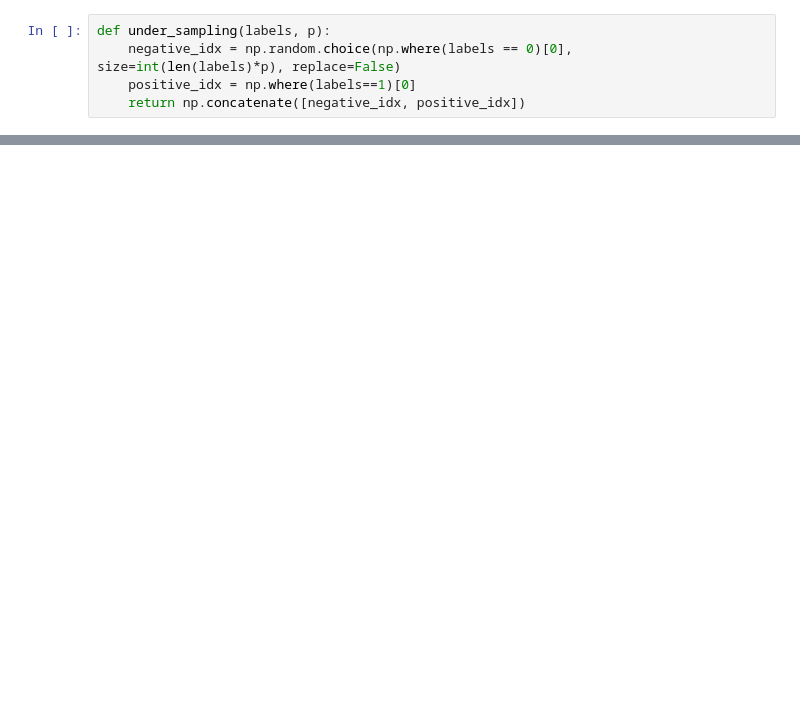
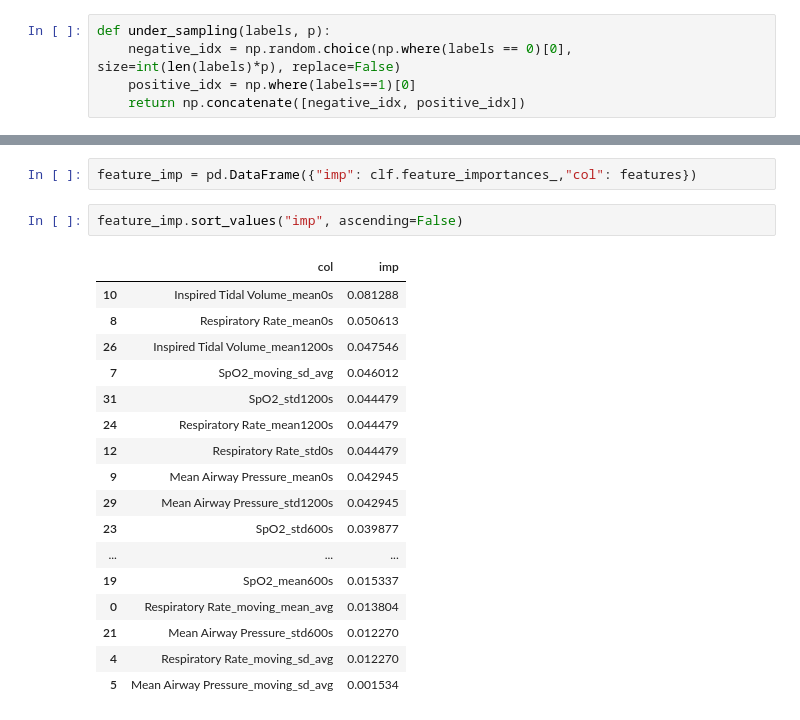
Before and after one commit to fooljames/ml-med, a Jupyter notebook: 2018.01.21.ipynb, the cells around one changed output, grey strips where cells are left out. Drawn from its saved outputs; the diff is of its cells as text; blank space fills up the shorter version.

```diff
--- a/2018.01.21.ipynb
+++ b/2018.01.21.ipynb
@@ -333,0 +368,22 @@ ValueError: y contains new labels: [  3.09520343e-06   2.58198890e-01   2.867113
+# %%
+feature_imp = pd.DataFrame({"imp": clf.feature_importances_,"col": features})
+# %%
+feature_imp.sort_values("imp", ascending=False)
+# %% [output]
+|  | col | imp |
+| 10 | Inspired Tidal Volume_mean0s | 0.081288 |
+| 8 | Respiratory Rate_mean0s | 0.050613 |
+| 26 | Inspired Tidal Volume_mean1200s | 0.047546 |
+| 7 | SpO2_moving_sd_avg | 0.046012 |
+| 31 | SpO2_std1200s | 0.044479 |
+| 24 | Respiratory Rate_mean1200s | 0.044479 |
+| 12 | Respiratory Rate_std0s | 0.044479 |
+| 9 | Mean Airway Pressure_mean0s | 0.042945 |
+| 29 | Mean Airway Pressure_std1200s | 0.042945 |
+| 23 | SpO2_std600s | 0.039877 |
+| ... | ... | ... |
+| 19 | SpO2_mean600s | 0.015337 |
+| 0 | Respiratory Rate_moving_mean_avg | 0.013804 |
+| 21 | Mean Airway Pressure_std600s | 0.012270 |
+| 4 | Respiratory Rate_moving_sd_avg | 0.012270 |
+| 5 | Mean Airway Pressure_moving_sd_avg | 0.001534 |
```
Also changed, not shown: parts of 30 cells of this notebook.
